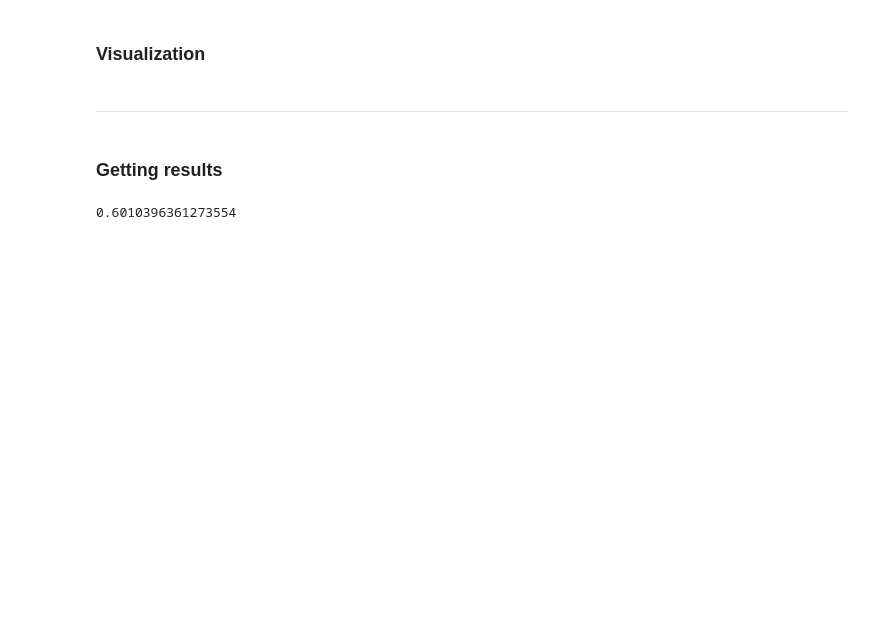
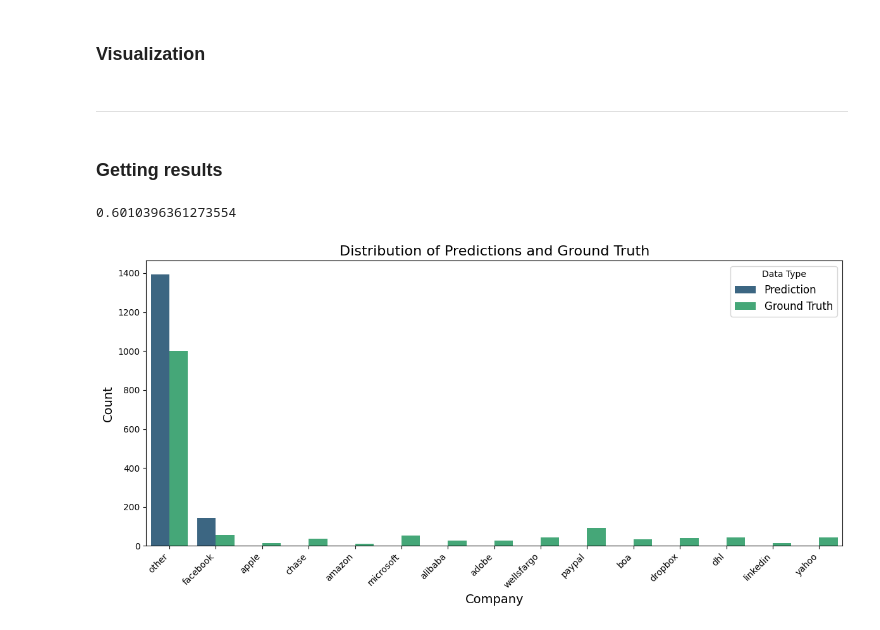
Before and after one commit to Percival33/phish-target-recognition, a Jupyter notebook: notebooks/000-phash-kmens.ipynb, the cells around one changed output. Saved outputs shown, nothing was run; the diff lists cells and outputs as text; code cells hidden in the pictures; blank space fills up the shorter version.

```diff
--- a/notebooks/000-phash-kmens.ipynb
+++ b/notebooks/000-phash-kmens.ipynb
@@ -114,3 +128,25 @@ accuracy = accuracy_score(y_true, y_pred)
 accuracy
 # %% [output]
 0.6010396361273554
+# %%
+data = pd.DataFrame(
+    {
+        "Type": ["Prediction"] * len(y_pred) + ["Ground Truth"] * len(y_true),
+        "Company": y_pred + y_true,
+    }
+)
+
+plt.figure(figsize=(12, 6))
+sns.countplot(data=data, x="Company", hue="Type", palette="viridis")
+
+# Add titles and labels
+plt.title("Distribution of Predictions and Ground Truth", fontsize=16)
+plt.xlabel("Company", fontsize=14)
+plt.ylabel("Count", fontsize=14)
+plt.xticks(rotation=45, ha="right")
+plt.legend(title="Data Type", fontsize=12)
+plt.tight_layout()
+
+plt.show()
+# %% [output]
+[figure, added]
```
Also changed, not shown: parts of 2 cells of this notebook, 1 other file.
